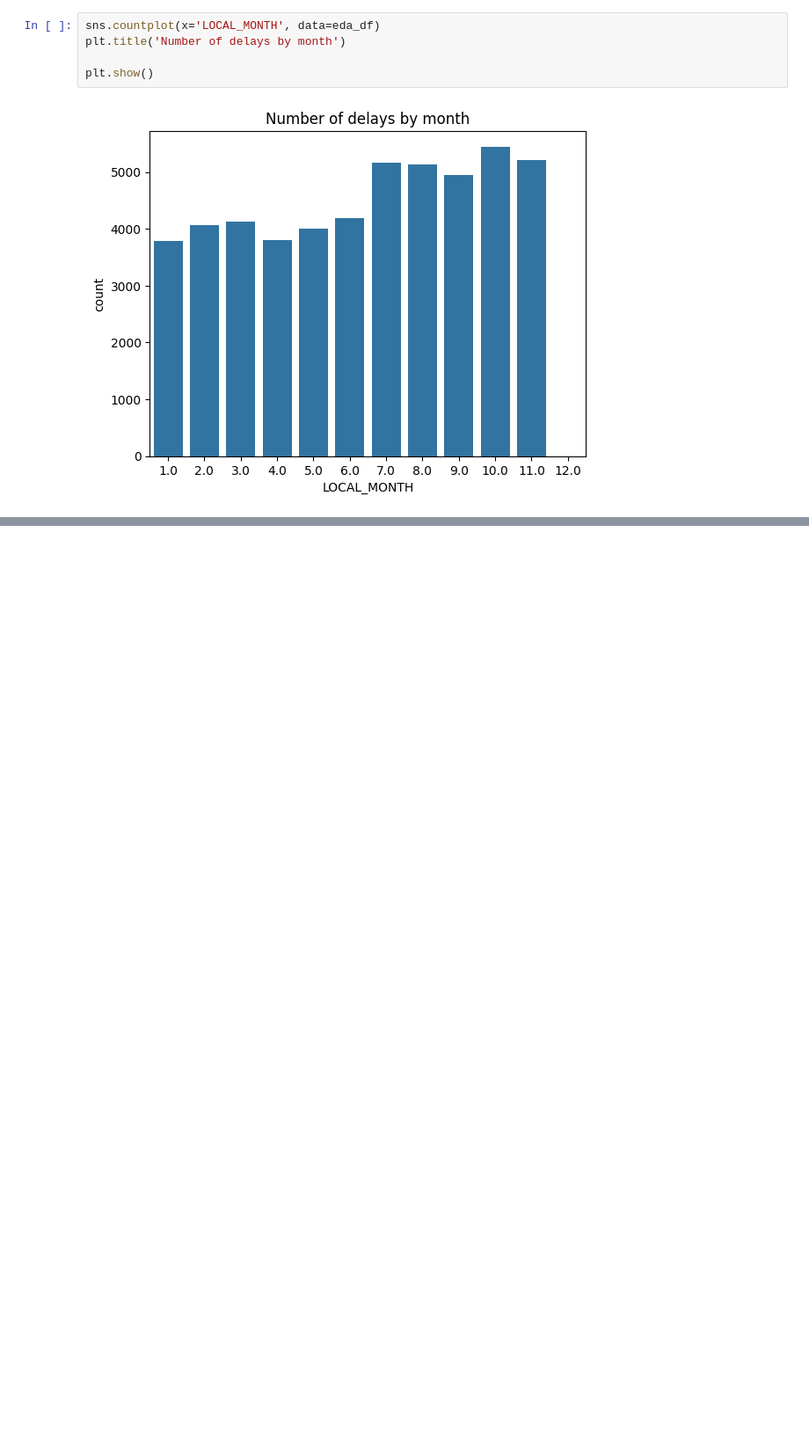
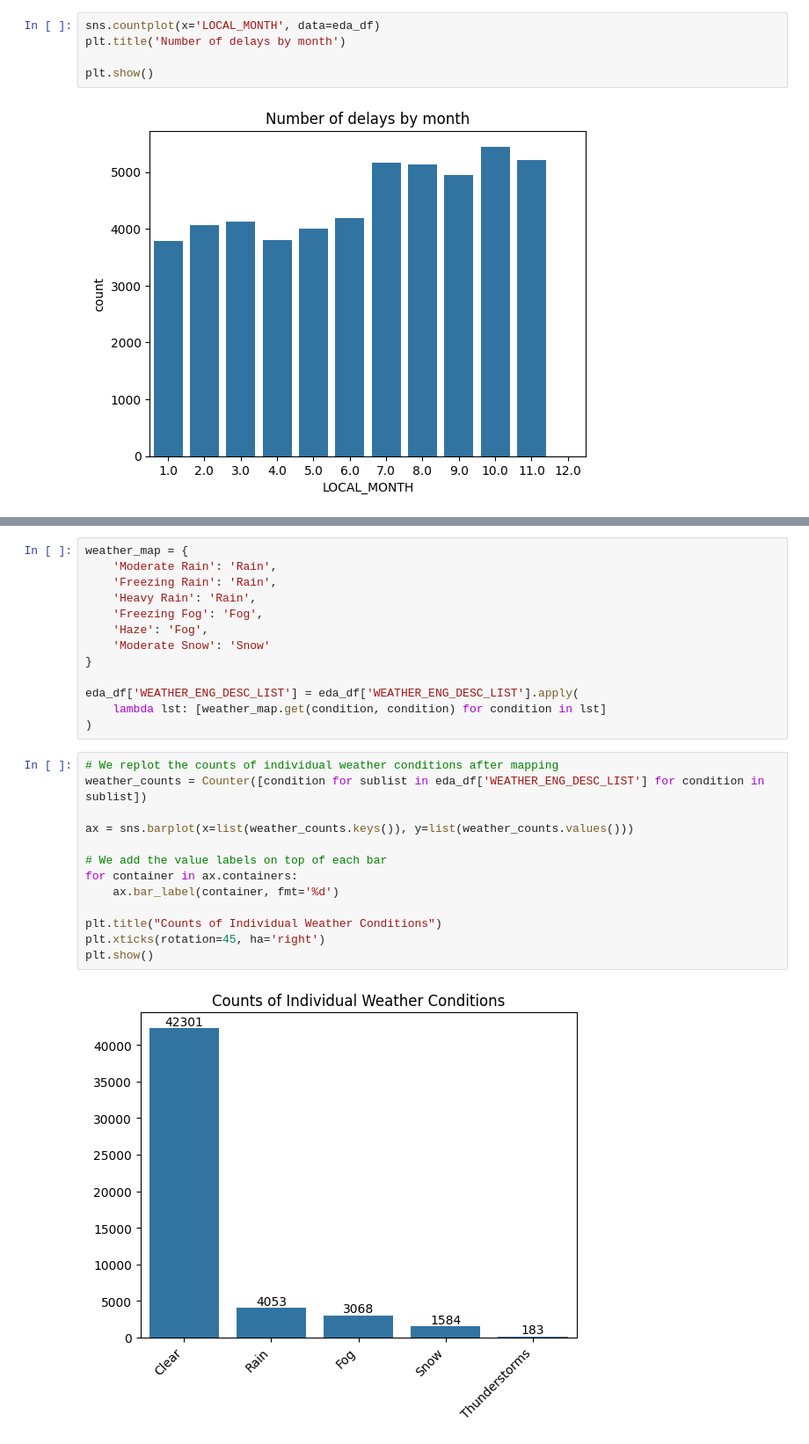
Before and after one commit to StutenEXE/utc-tz-machine-learning-toronto-bus-prediction, a Jupyter notebook: notebooks/2_eda.ipynb, the cells around one changed output, grey strips where cells are left out. Shown at 88% size. Saved outputs shown, nothing was run; the diff lists cells and outputs as text; blank space fills up the shorter version.

```diff
--- a/notebooks/2_eda.ipynb
+++ b/notebooks/2_eda.ipynb
@@ -451,0 +670,28 @@ plt.show()
+# %%
+weather_map = {
+    'Moderate Rain': 'Rain',
+    'Freezing Rain': 'Rain',
+    'Heavy Rain': 'Rain',
+    'Freezing Fog': 'Fog',
+    'Haze': 'Fog',
+    'Moderate Snow': 'Snow'
+}
+
+eda_df['WEATHER_ENG_DESC_LIST'] = eda_df['WEATHER_ENG_DESC_LIST'].apply(
+    lambda lst: [weather_map.get(condition, condition) for condition in lst]
+)
+# %%
+# We replot the counts of individual weather conditions after mapping
+weather_counts = Counter([condition for sublist in eda_df['WEATHER_ENG_DESC_LIST'] for condition in sublist])
+
+ax = sns.barplot(x=list(weather_counts.keys()), y=list(weather_counts.values()))
+
+# We add the value labels on top of each bar
+for container in ax.containers:
+    ax.bar_label(container, fmt='%d')
+
+plt.title("Counts of Individual Weather Conditions")
+plt.xticks(rotation=45, ha='right')
+plt.show()
+# %% [output]
+[figure, added]
```
Also changed, not shown: parts of 75 cells of this notebook, 1 other file.
